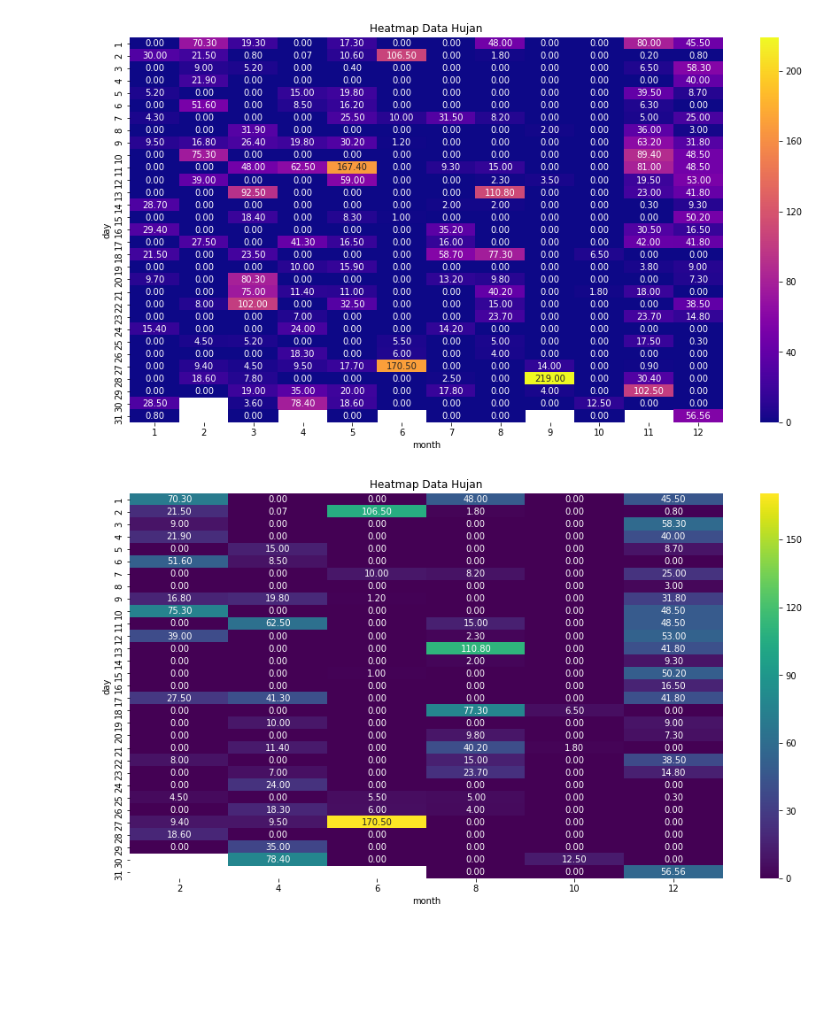
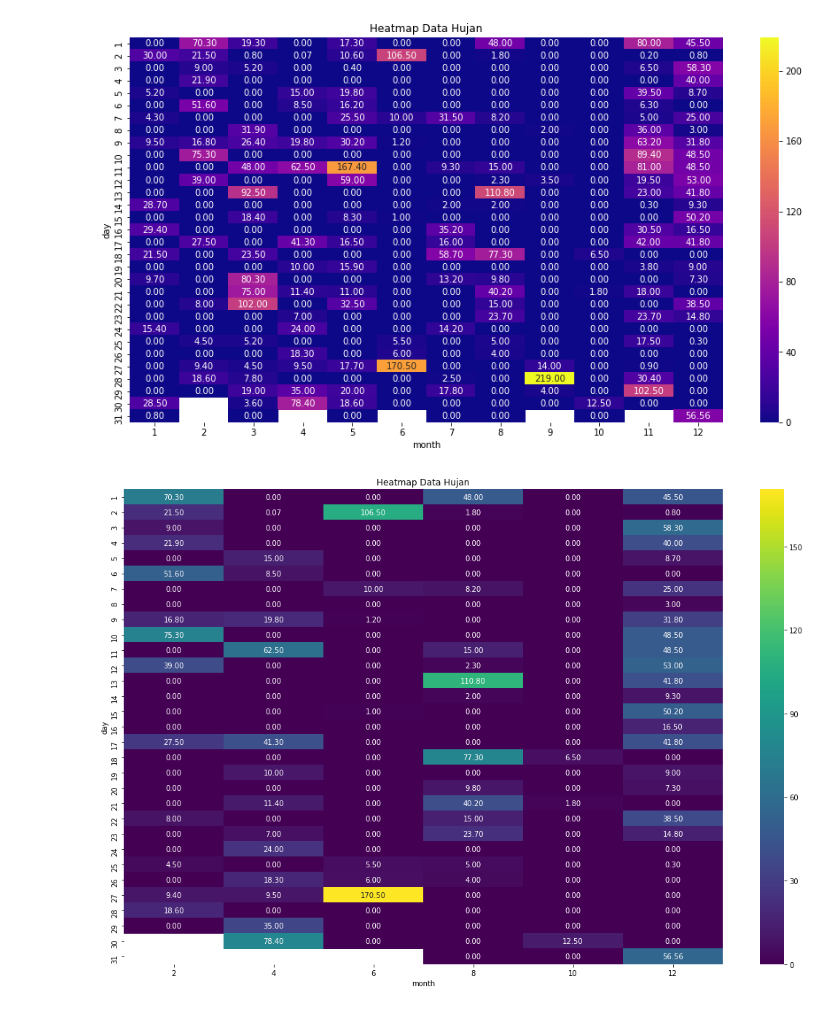
Before and after one commit to hidrokit/hidrokit, a Jupyter notebook: src/Demo Pos Hujan.ipynb, the cells around one changed output. Drawn from its saved outputs; the diff is of its cells as text; code cells hidden in the pictures; blank space fills up the shorter version.

Commit message:
edit sns heatmap figure

```diff
--- a/src/Demo Pos Hujan.ipynb
+++ b/src/Demo Pos Hujan.ipynb
@@ -293,8 +293,9 @@ g.set_title('Heatmap Data Hujan');
 # %% [output]
 [figure]
 # %%
-plt.figure(figsize=(15,8))
+plt.figure(figsize=(15,10))
 g = sns.heatmap(viewp(phdf).loc[:,2::2], cmap='viridis', annot=True, fmt='.2f')
 g.set_title('Heatmap Data Hujan');
+plt.tight_layout()
 # %% [output]
-[figure, old version]
+[figure, new version]
```
